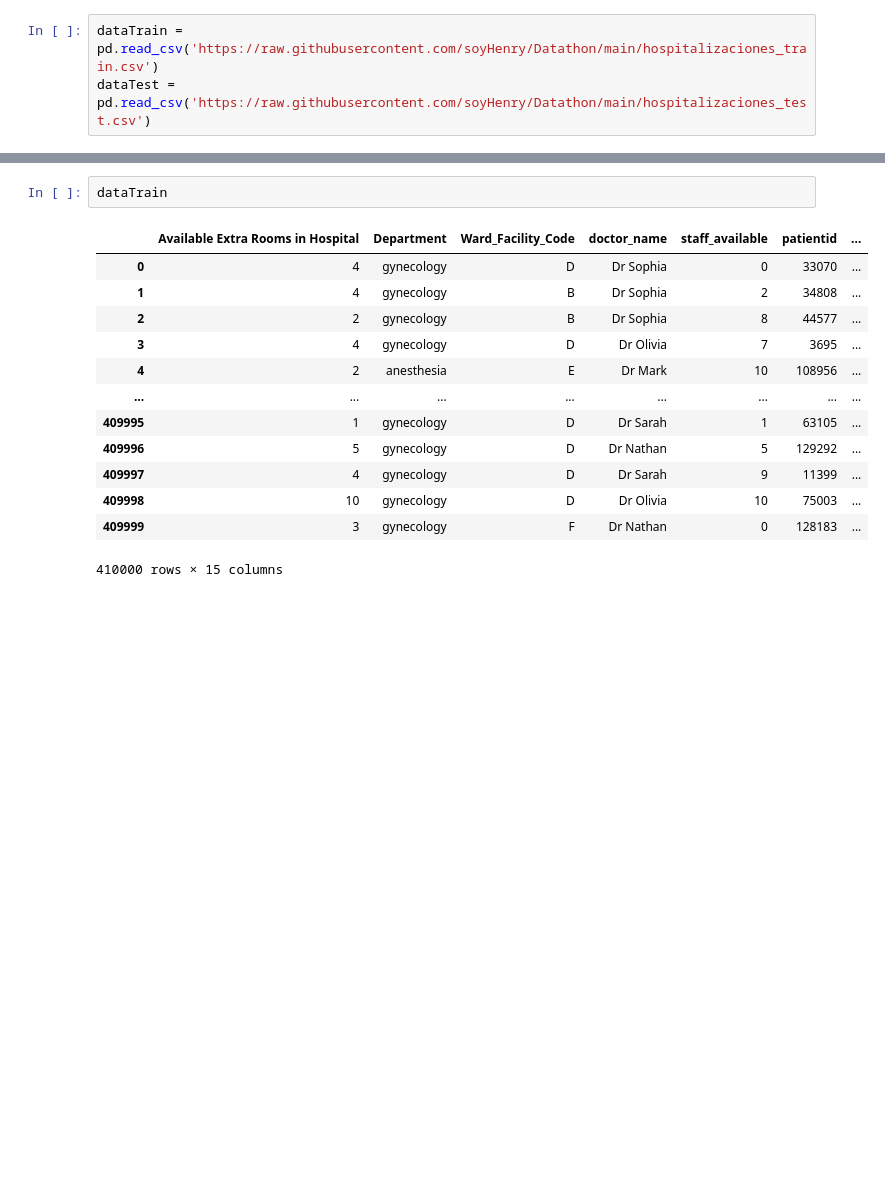
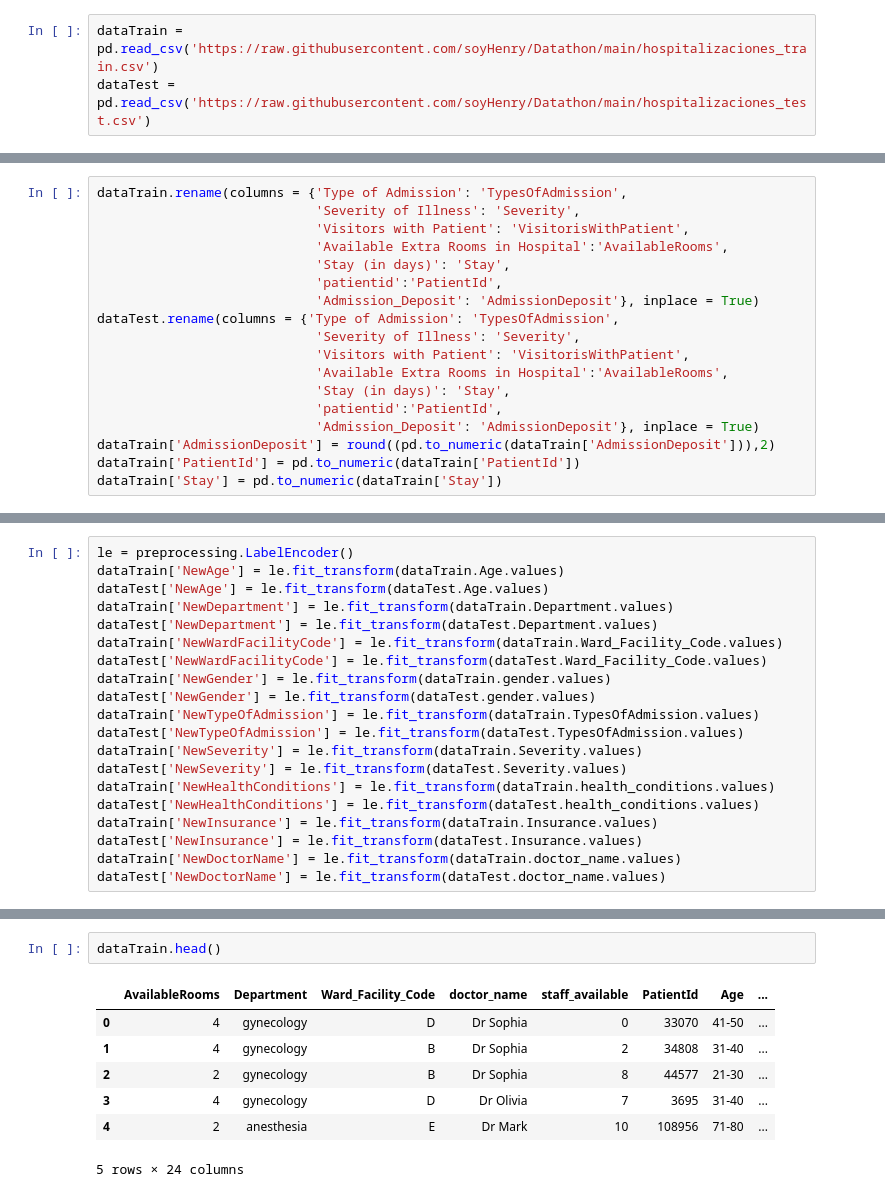
Before and after one commit to Leonardo1278/ML_PI02, a Jupyter notebook: PI02.ipynb, the cells around one changed output, grey strips where cells are left out. Saved outputs shown, nothing was run; the diff lists cells and outputs as text; blank space fills up the shorter version.

```diff
--- a/PI02.ipynb
+++ b/PI02.ipynb
@@ -21,0 +42,18 @@ dataTest
+# %%
+dataTrain.rename(columns = {'Type of Admission': 'TypesOfAdmission',
+                            'Severity of Illness': 'Severity',
+                            'Visitors with Patient': 'VisitorisWithPatient',
+                            'Available Extra Rooms in Hospital':'AvailableRooms',
+                            'Stay (in days)': 'Stay',
+                            'patientid':'PatientId',
+                            'Admission_Deposit': 'AdmissionDeposit'}, inplace = True)
+dataTest.rename(columns = {'Type of Admission': 'TypesOfAdmission',
+                            'Severity of Illness': 'Severity',
+                            'Visitors with Patient': 'VisitorisWithPatient',
+                            'Available Extra Rooms in Hospital':'AvailableRooms',
+                            'Stay (in days)': 'Stay',
+                            'patientid':'PatientId',
+                            'Admission_Deposit': 'AdmissionDeposit'}, inplace = True)
+dataTrain['AdmissionDeposit'] = round((pd.to_numeric(dataTrain['AdmissionDeposit'])),2)
+dataTrain['PatientId'] = pd.to_numeric(dataTrain['PatientId'])
+dataTrain['Stay'] = pd.to_numeric(dataTrain['Stay'])
@@ -21,0 +64,20 @@ dataTest
+# %%
+le = preprocessing.LabelEncoder()
+dataTrain['NewAge'] = le.fit_transform(dataTrain.Age.values)
+dataTest['NewAge'] = le.fit_transform(dataTest.Age.values)
+dataTrain['NewDepartment'] = le.fit_transform(dataTrain.Department.values)
+dataTest['NewDepartment'] = le.fit_transform(dataTest.Department.values)
+dataTrain['NewWardFacilityCode'] = le.fit_transform(dataTrain.Ward_Facility_Code.values)
+dataTest['NewWardFacilityCode'] = le.fit_transform(dataTest.Ward_Facility_Code.values)
+dataTrain['NewGender'] = le.fit_transform(dataTrain.gender.values)
+dataTest['NewGender'] = le.fit_transform(dataTest.gender.values)
+dataTrain['NewTypeOfAdmission'] = le.fit_transform(dataTrain.TypesOfAdmission.values)
+dataTest['NewTypeOfAdmission'] = le.fit_transform(dataTest.TypesOfAdmission.values)
+dataTrain['NewSeverity'] = le.fit_transform(dataTrain.Severity.values)
+dataTest['NewSeverity'] = le.fit_transform(dataTest.Severity.values)
+dataTrain['NewHealthConditions'] = le.fit_transform(dataTrain.health_conditions.values)
+dataTest['NewHealthConditions'] = le.fit_transform(dataTest.health_conditions.values)
+dataTrain['NewInsurance'] = le.fit_transform(dataTrain.Insurance.values)
+dataTest['NewInsurance'] = le.fit_transform(dataTest.Insurance.values)
+dataTrain['NewDoctorName'] = le.fit_transform(dataTrain.doctor_name.values)
+dataTest['NewDoctorName'] = le.fit_transform(dataTest.doctor_name.values)
@@ -22,16 +94,10 @@ dataTest
 # %%
-dataTrain
+dataTrain.head()
 # %% [output]
-|  | Available Extra Rooms in Hospital | Department | Ward_Facility_Code | doctor_name | staff_available | patientid | ... |
-| 0 | 4 | gynecology | D | Dr Sophia | 0 | 33070 | ... |
-| 1 | 4 | gynecology | B | Dr Sophia | 2 | 34808 | ... |
-| 2 | 2 | gynecology | B | Dr Sophia | 8 | 44577 | ... |
-| 3 | 4 | gynecology | D | Dr Olivia | 7 | 3695 | ... |
-| 4 | 2 | anesthesia | E | Dr Mark | 10 | 108956 | ... |
-| ... | ... | ... | ... | ... | ... | ... | ... |
-| 409995 | 1 | gynecology | D | Dr Sarah | 1 | 63105 | ... |
-| 409996 | 5 | gynecology | D | Dr Nathan | 5 | 129292 | ... |
-| 409997 | 4 | gynecology | D | Dr Sarah | 9 | 11399 | ... |
-| 409998 | 10 | gynecology | D | Dr Olivia | 10 | 75003 | ... |
-| 409999 | 3 | gynecology | F | Dr Nathan | 0 | 128183 | ... |
+|  | AvailableRooms | Department | Ward_Facility_Code | doctor_name | staff_available | PatientId | Age | ... |
+| 0 | 4 | gynecology | D | Dr Sophia | 0 | 33070 | 41-50 | ... |
+| 1 | 4 | gynecology | B | Dr Sophia | 2 | 34808 | 31-40 | ... |
+| 2 | 2 | gynecology | B | Dr Sophia | 8 | 44577 | 21-30 | ... |
+| 3 | 4 | gynecology | D | Dr Olivia | 7 | 3695 | 31-40 | ... |
+| 4 | 2 | anesthesia | E | Dr Mark | 10 | 108956 | 71-80 | ... |
-410000 rows × 15 columns
+5 rows × 24 columns
```
Also changed, not shown: parts of 32 cells of this notebook.
